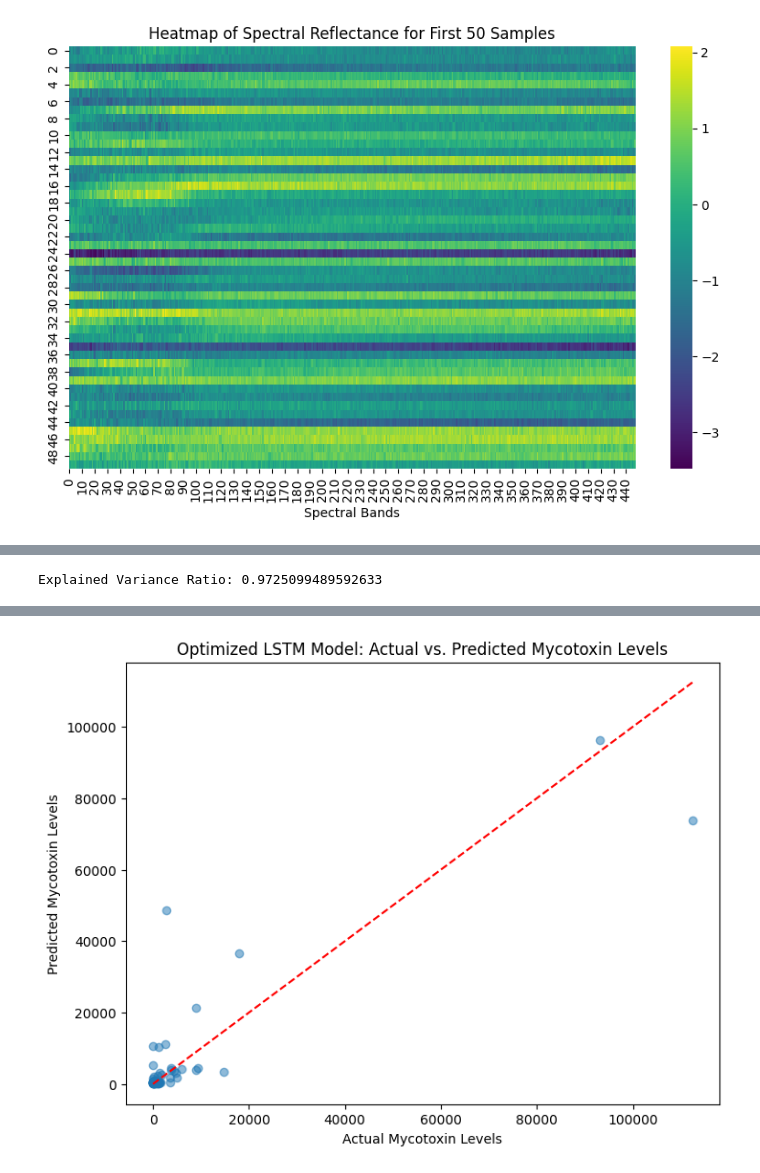
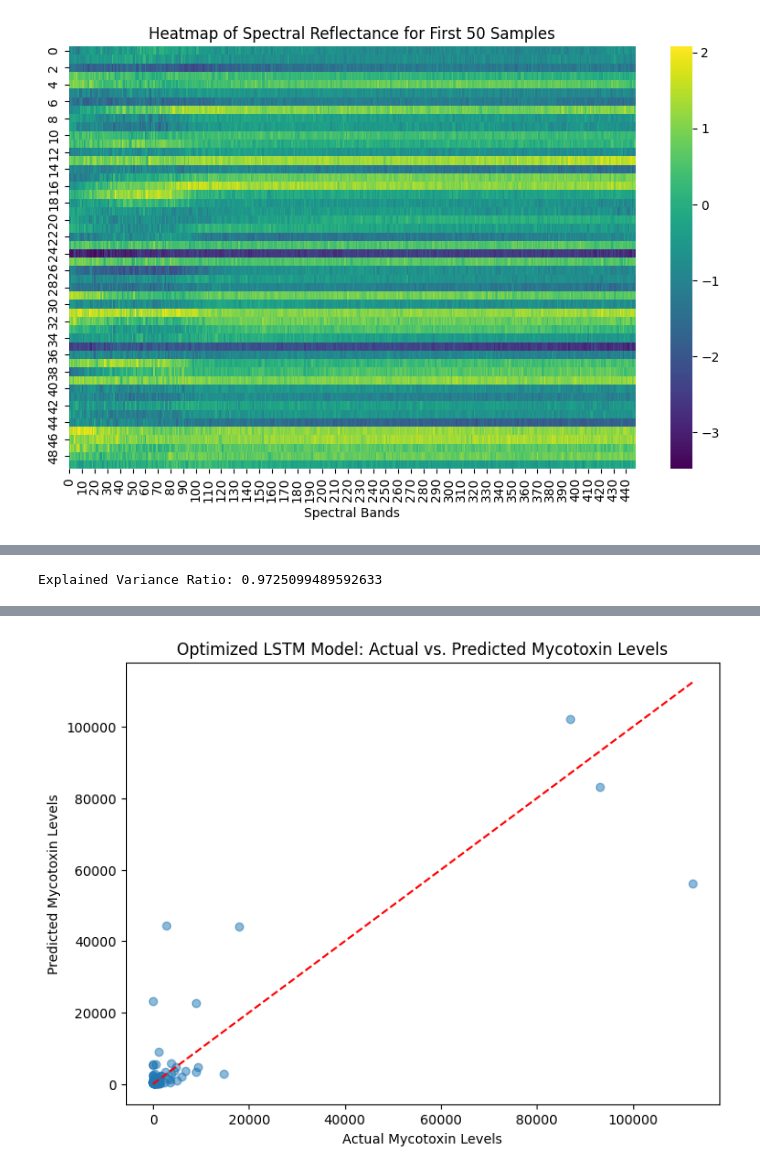
Before and after one commit to Avi2002Soy/ImagoAI, a Jupyter notebook: Assignment_Using_Neural_Networks.ipynb, the cells around one changed output, grey strips where cells are left out. Cells and saved outputs as stored; diff of their text form; code cells hidden in the pictures.

```diff
--- a/Assignment_Using_Neural_Networks.ipynb
+++ b/Assignment_Using_Neural_Networks.ipynb
@@ -181,7 +160,7 @@ print("Explained Variance Ratio:", sum(pca.explained_variance_ratio_))
 X_pca_reshaped = X_pca.reshape((X_pca.shape[0], X_pca.shape[1], 1))
 
 # Train-Test Split
-X_train, X_test, y_train, y_test = train_test_split(X_pca_reshaped, y, test_size=0.15, random_state=42)
+X_train, X_test, y_train, y_test = train_test_split(X_pca_reshaped, y, test_size=0.2, random_state=42)
 
 # Define Optimized LSTM Network
 model = Sequential([
@@ -271,4 +250,4 @@ Epoch 6/300
-[figure, old version]
+[figure, new version]
 [interactive output not drawn]
 # %%
 y_pred
```
Also changed, not shown: parts of 3 cells of this notebook, 2 other files.
